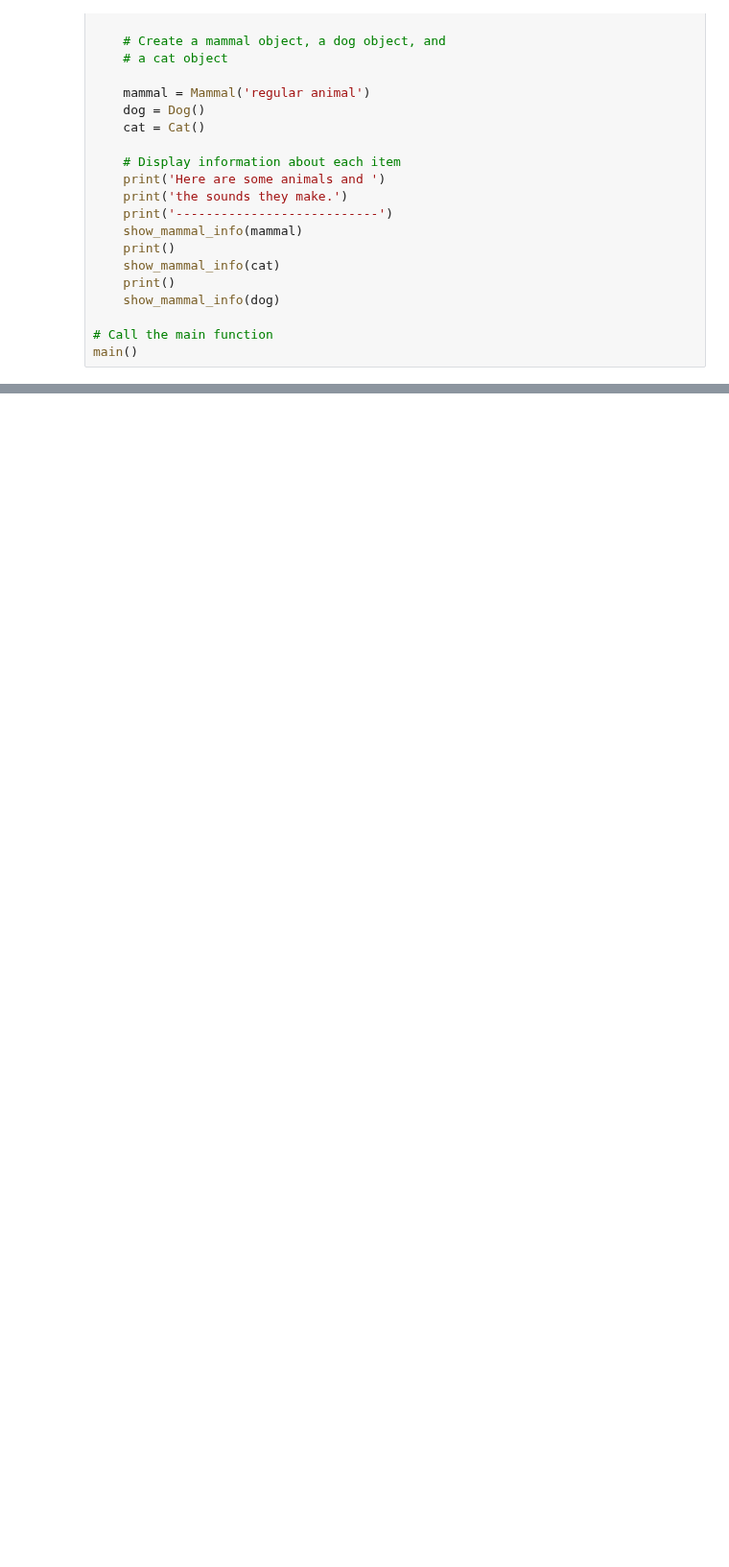
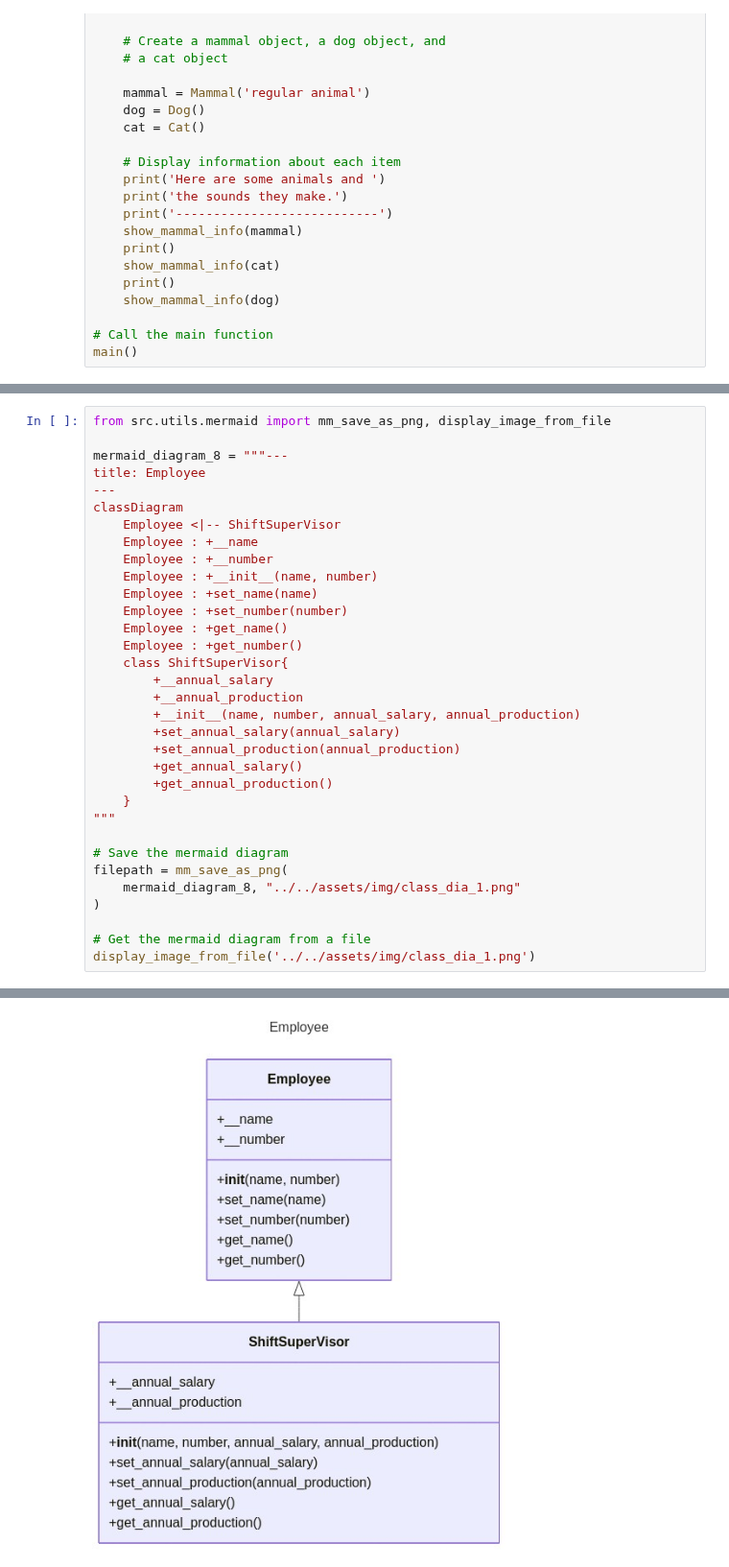
Before and after one commit to Alena-Alexander/My-First-Python-Project, a Jupyter notebook: Notebooks/ChaptersSOWPv4/chapter11.ipynb, the cells around one changed output, grey strips where cells are left out. Shown at 96% size. Cells and saved outputs as stored; diff of their text form; blank space fills up the shorter version.

```diff
--- a/Notebooks/ChaptersSOWPv4/chapter11.ipynb
+++ b/Notebooks/ChaptersSOWPv4/chapter11.ipynb
@@ -498,0 +968,34 @@ main()
+# %%
+from src.utils.mermaid import mm_save_as_png, display_image_from_file
+
+mermaid_diagram_8 = """---
+title: Employee
+---
+classDiagram
+    Employee <|-- ShiftSuperVisor
+    Employee : +__name
+    Employee : +__number
+    Employee : +__init__(name, number)
+    Employee : +set_name(name)
+    Employee : +set_number(number)
+    Employee : +get_name()
+    Employee : +get_number()
+    class ShiftSuperVisor{
+        +__annual_salary
+        +__annual_production
+        +__init__(name, number, annual_salary, annual_production)
+        +set_annual_salary(annual_salary)
+        +set_annual_production(annual_production)
+        +get_annual_salary()
+        +get_annual_production()
+    }
+"""
+
+# Save the mermaid diagram
+filepath = mm_save_as_png(
+    mermaid_diagram_8, "../../assets/img/class_dia_1.png"
+)
+
+# Get the mermaid diagram from a file
+display_image_from_file('../../assets/img/class_dia_1.png')
+# %% [output]
@@ -498,0 +1007 @@ main()
+[figure, added]
```
Also changed, not shown: parts of 17 cells of this notebook, 1 other file.
